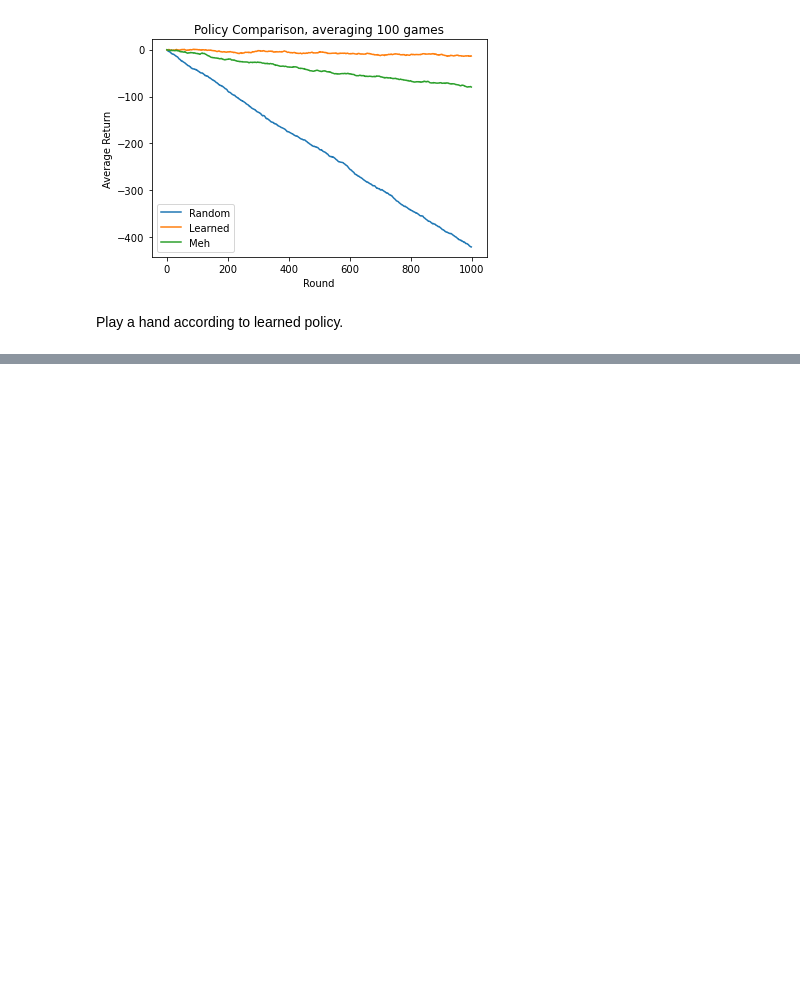
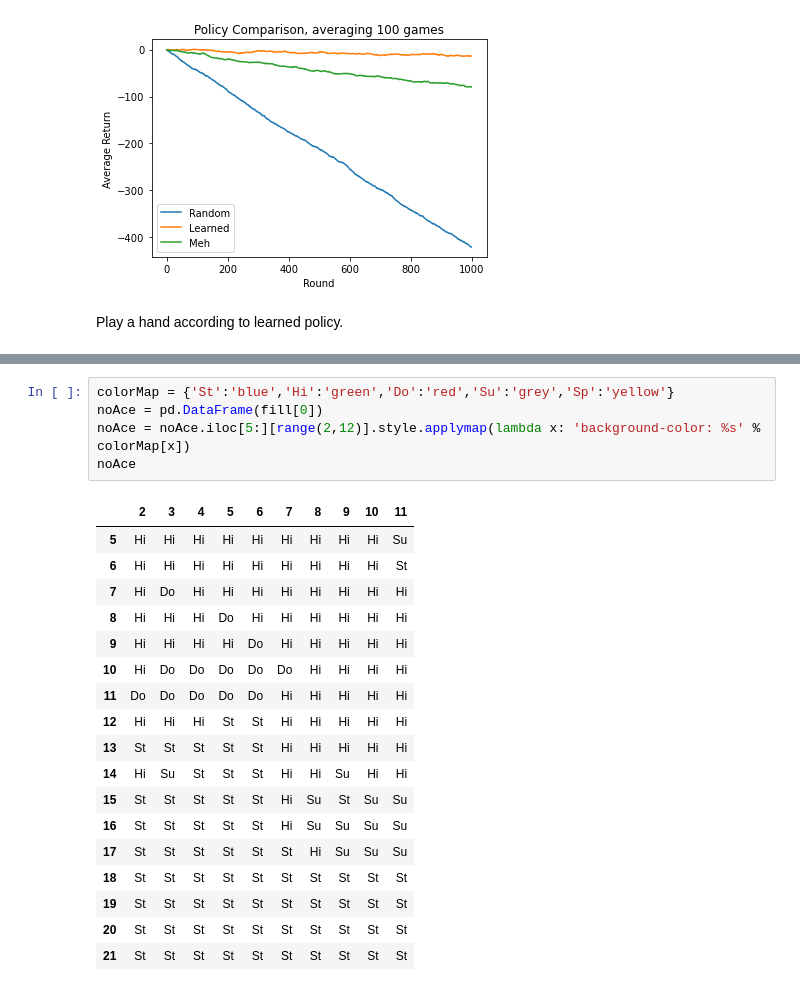
Before and after one commit to petersim1/Blackjack_RL, a Jupyter notebook: Blackjack.ipynb, the cells around one changed output, grey strips where cells are left out. Drawn from its saved outputs; the diff is of its cells as text; blank space fills up the shorter version.

```diff
--- a/Blackjack.ipynb
+++ b/Blackjack.ipynb
@@ -365,0 +431,24 @@ blackjack.getResults()
+# %%
+colorMap = {'St':'blue','Hi':'green','Do':'red','Su':'grey','Sp':'yellow'}
+noAce = pd.DataFrame(fill[0])
+noAce = noAce.iloc[5:][range(2,12)].style.applymap(lambda x: 'background-color: %s' % colorMap[x])
+noAce
+# %% [output]
+|  | 2 | 3 | 4 | 5 | 6 | 7 | 8 | 9 | 10 | 11 |
+| 5 | Hi | Hi | Hi | Hi | Hi | Hi | Hi | Hi | Hi | Su |
+| 6 | Hi | Hi | Hi | Hi | Hi | Hi | Hi | Hi | Hi | St |
+| 7 | Hi | Do | Hi | Hi | Hi | Hi | Hi | Hi | Hi | Hi |
+| 8 | Hi | Hi | Hi | Do | Hi | Hi | Hi | Hi | Hi | Hi |
+| 9 | Hi | Hi | Hi | Hi | Do | Hi | Hi | Hi | Hi | Hi |
+| 10 | Hi | Do | Do | Do | Do | Do | Hi | Hi | Hi | Hi |
+| 11 | Do | Do | Do | Do | Do | Hi | Hi | Hi | Hi | Hi |
+| 12 | Hi | Hi | Hi | St | St | Hi | Hi | Hi | Hi | Hi |
+| 13 | St | St | St | St | St | Hi | Hi | Hi | Hi | Hi |
+| 14 | Hi | Su | St | St | St | Hi | Hi | Su | Hi | Hi |
+| 15 | St | St | St | St | St | Hi | Su | St | Su | Su |
+| 16 | St | St | St | St | St | Hi | Su | Su | Su | Su |
+| 17 | St | St | St | St | St | St | Hi | Su | Su | Su |
+| 18 | St | St | St | St | St | St | St | St | St | St |
+| 19 | St | St | St | St | St | St | St | St | St | St |
+| 20 | St | St | St | St | St | St | St | St | St | St |
+| 21 | St | St | St | St | St | St | St | St | St | St |
```
Also changed, not shown: parts of 13 cells of this notebook.
